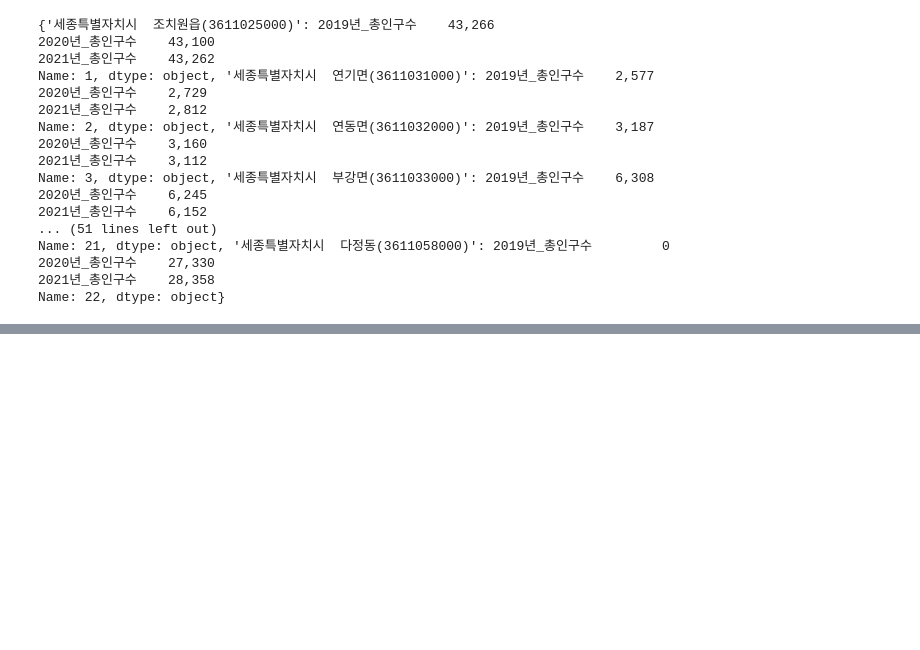
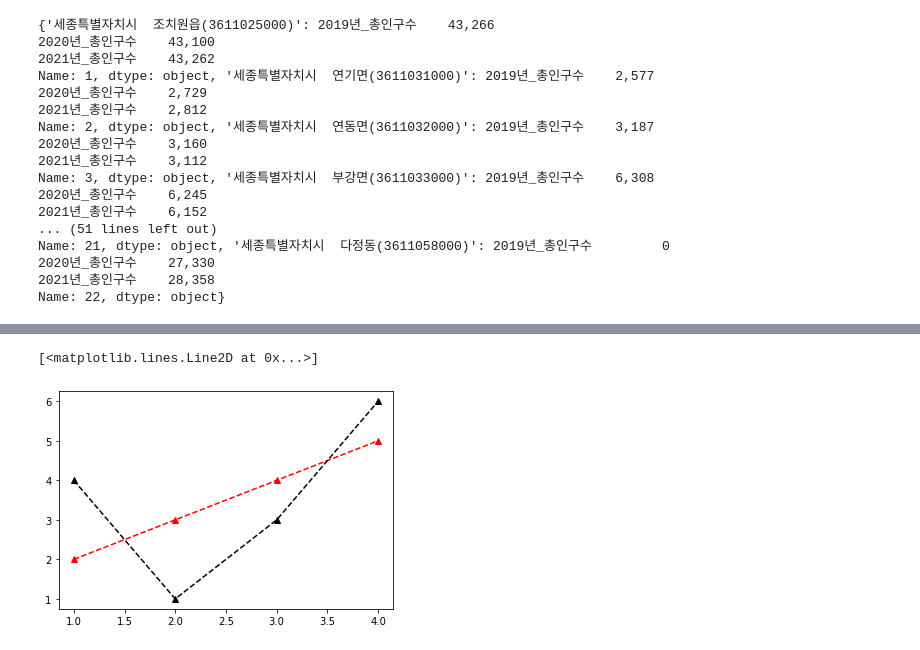
Before and after one commit to dmsxo0691/Java-Python, a Jupyter notebook: 20221026/phytest/221026(2).ipynb, the cells around one changed output, grey strips where cells are left out. Drawn from its saved outputs; the diff is of its cells as text; code cells hidden in the pictures; blank space fills up the shorter version.

```diff
--- a/20221026/phytest/221026(2).ipynb
+++ b/20221026/phytest/221026(2).ipynb
@@ -102,0 +187,17 @@ Name: 22, dtype: object}
+# %%
+import numpy as np
+
+figure = plt.figure()
+axes = figure.add_subplot(111)
+
+x=[1,2,3,4]
+y=[2,3,4,5]
+
+x2=np.array([1,2,3,4])
+y2=np.array([4,1,3,6])
+
+axes.plot(x,y, color='red', linestyle='dashed', marker='^')
+axes.plot(x2,y2, color='k', linestyle='dashed', marker='^')
+# %% [output]
+[<matplotlib.lines.Line2D at 0x...>]
+[figure, added]
```
Also changed, not shown: parts of 6 cells of this notebook.
